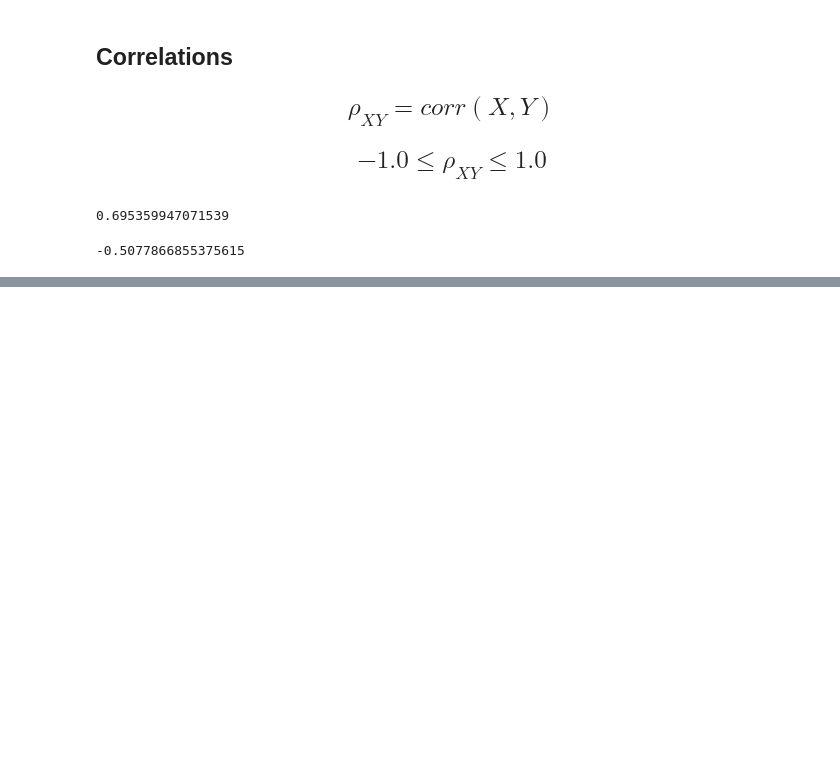
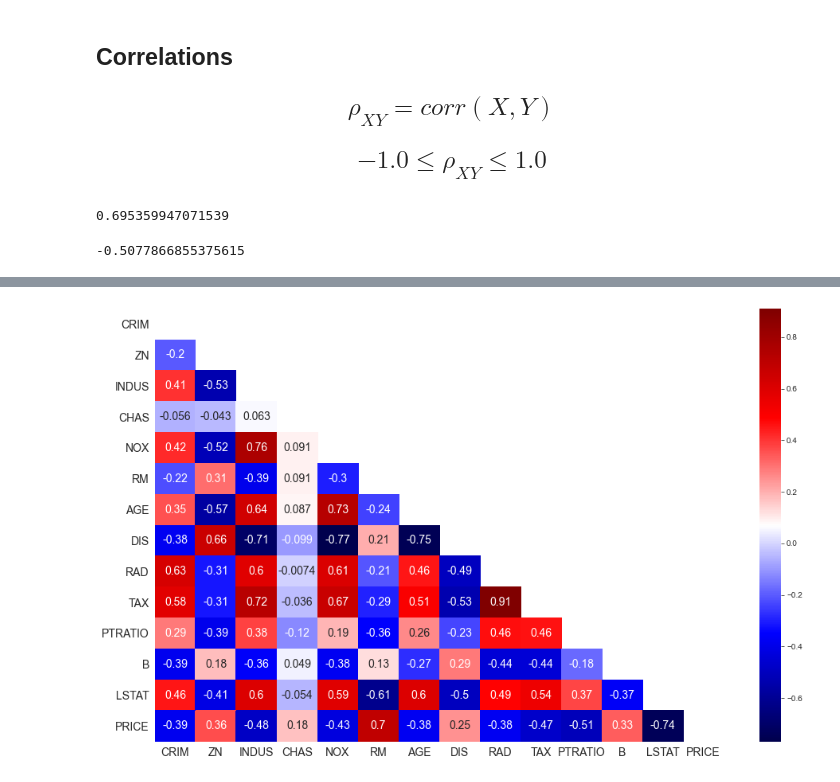
Before and after one commit to jhonatacaiob/Bootcamp-Data-Science, a Jupyter notebook: Secao-5/Regressão multivariável.ipynb, the cells around one changed output, grey strips where cells are left out. Cells and saved outputs as stored; diff of their text form; code cells hidden in the pictures; blank space fills up the shorter version.

```diff
--- a/Secao-5/Regressão multivariável.ipynb
+++ b/Secao-5/Regressão multivariável.ipynb
@@ -393,3 +394,11 @@ dados.corr()
 | B | -0.385064 | 0.175520 | -0.356977 | 0.048788 | -0.380051 | 0.128069 | -0.273534 | 0.291512 | -0.444413 | -0.441808 | -0.177383 | ... |
 | LSTAT | 0.455621 | -0.412995 | 0.603800 | -0.053929 | 0.590879 | -0.613808 | 0.602339 | -0.496996 | 0.488676 | 0.543993 | 0.374044 | ... |
 | PRICE | -0.388305 | 0.360445 | -0.483725 | 0.175260 | -0.427321 | 0.695360 | -0.376955 | 0.249929 | -0.381626 | -0.468536 | -0.507787 | ... |
+# %%
+mascara = np.zeros_like(dados.corr())
+
+triangulo_indice = np.triu_indices_from(mascara)
+
+
+mascara[triangulo_indice] = True
+mascara
@@ -395,0 +420,11 @@ dados.corr()
+# %%
+plt.figure(figsize = (16,10))
+sns.heatmap(data = dados.corr(), mask = mascara, cmap = "seismic", annot = True, annot_kws = {"size": 14})
+sns.set_style('white')
+plt.xticks(fontsize = 14)
+plt.yticks(fontsize = 14)
+
+
+plt.show()
+# %% [output]
+[figure, added]
```
Also changed, not shown: parts of 2 cells of this notebook.
